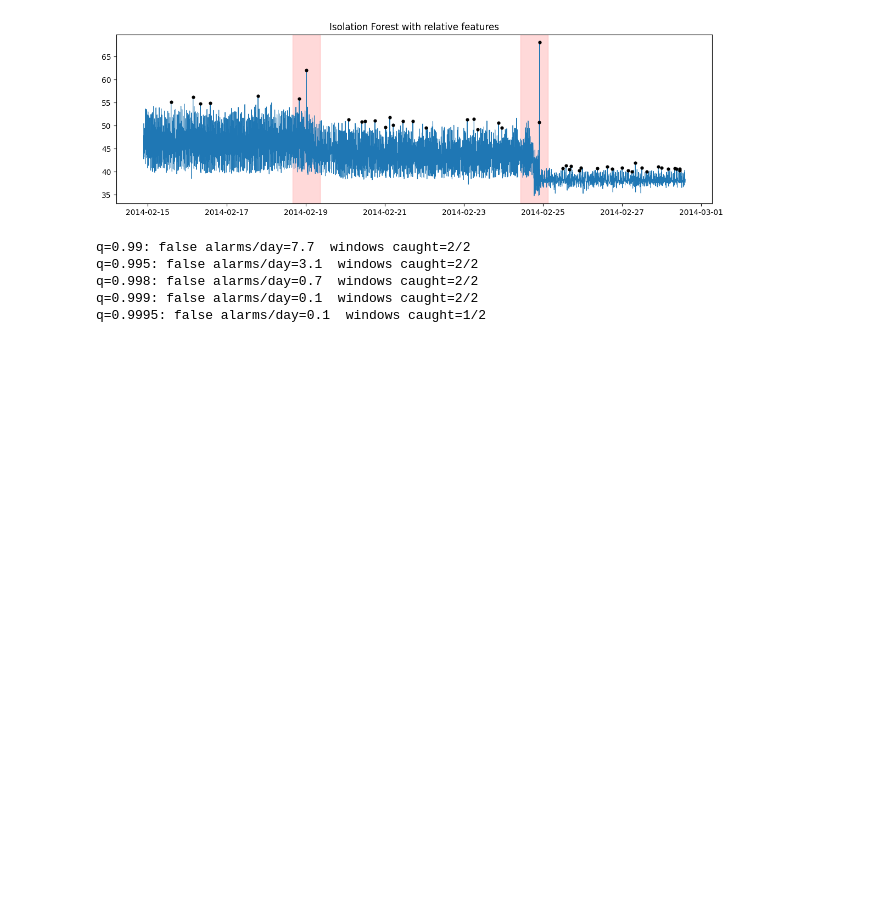
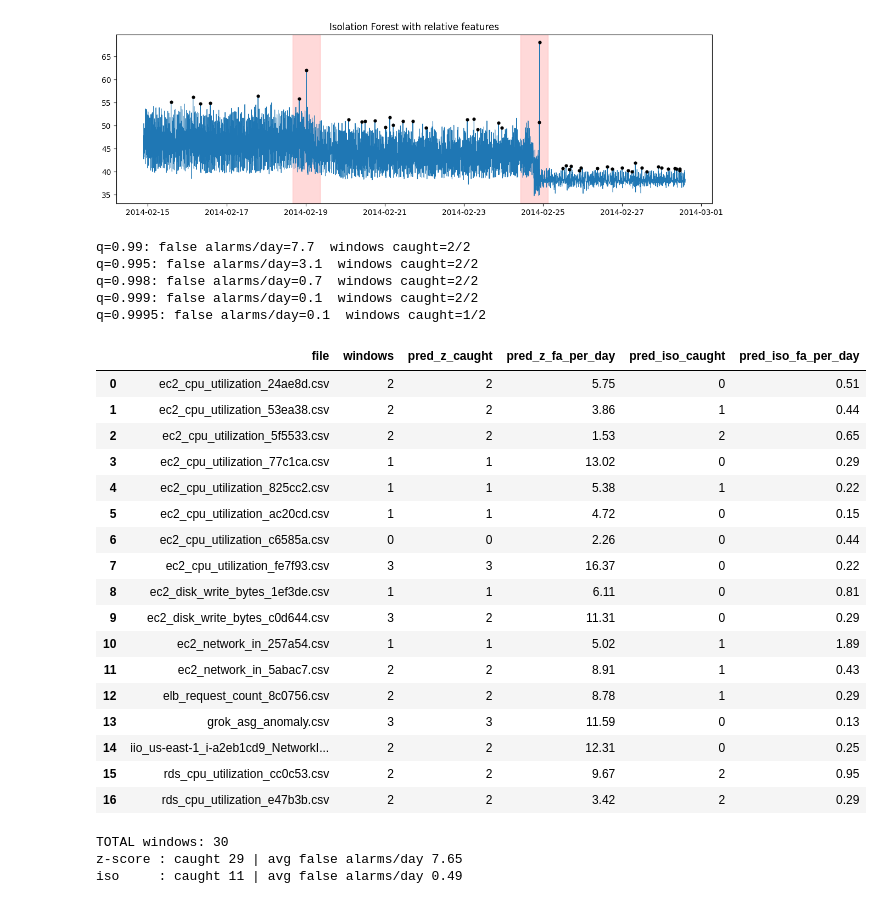
Before and after one commit to NeuralDarsh/anomaly-pipeline, a Jupyter notebook: notebooks/02_model.ipynb, the cells around one changed output. Saved outputs shown, nothing was run; the diff lists cells and outputs as text; code cells hidden in the pictures; blank space fills up the shorter version.

```diff
--- a/notebooks/02_model.ipynb
+++ b/notebooks/02_model.ipynb
@@ -189,3 +189,73 @@ q=0.995: false alarms/day=3.1  windows caught=2/2
 q=0.998: false alarms/day=0.7  windows caught=2/2
 q=0.999: false alarms/day=0.1  windows caught=2/2
 q=0.9995: false alarms/day=0.1  windows caught=1/2
+# %%
+def run_file(path, q=0.999, W=12, L=72, train_frac=0.3):
+    name = os.path.basename(path)
+    d = pd.read_csv(path, parse_dates=["timestamp"])
+    ws = [(pd.to_datetime(s), pd.to_datetime(e))
+          for s, e in windows.get(f"realAWSCloudwatch/{name}", [])]
+
+    lab = np.zeros(len(d), dtype=int)
+    for s, e in ws:
+        lab |= ((d["timestamp"] >= s) & (d["timestamp"] <= e)).values.astype(int)
+    d["label"] = lab
+
+    v = d["value"]; prev = v.shift(1)
+    d["zscore"] = (v - prev.rolling(W).mean()) / prev.rolling(W).std()
+    d["z_long"] = (v - prev.rolling(L).mean()) / prev.rolling(L).std()
+    d["diff1"]  = v.diff()
+    d = d.replace([np.inf, -np.inf], np.nan).dropna().reset_index(drop=True)
+
+    feats = ["zscore", "z_long", "diff1"]
+    split = int(len(d) * train_frac)
+    train = d.iloc[:split]
+    train = train[train["label"] == 0]
+
+    iso = IsolationForest(n_estimators=200, random_state=42).fit(train[feats])
+    thr = np.quantile(-iso.score_samples(train[feats]), q)
+    d["pred_iso"] = ((-iso.score_samples(d[feats])) > thr).astype(int)
+    d["pred_z"]   = (d["zscore"].abs() > 3).astype(int)
+
+    days = (d["timestamp"].iloc[-1] - d["timestamp"].iloc[0]).total_seconds() / 86400
+    out = {"file": name, "windows": len(ws)}
+    for col in ["pred_z", "pred_iso"]:
+        pred = d[col].values
+        outside = int(((pred == 1) & (d["label"].values == 0)).sum())
+        caught = sum(
+            int(pred[((d["timestamp"] >= s) & (d["timestamp"] <= e)).values].sum() > 0)
+            for s, e in ws
+        )
+        out[f"{col}_caught"] = caught
+        out[f"{col}_fa_per_day"] = round(outside / days, 2)
+    return out
+
+rows = [run_file(f, q=0.999) for f in files]
+res = pd.DataFrame(rows)
+display(res)
+
+print("\nTOTAL windows:", res["windows"].sum())
+print("z-score : caught", res["pred_z_caught"].sum(), "| avg false alarms/day", round(res["pred_z_fa_per_day"].mean(), 2))
+print("iso     : caught", res["pred_iso_caught"].sum(), "| avg false alarms/day", round(res["pred_iso_fa_per_day"].mean(), 2))
+# %% [output]
+|  | file | windows | pred_z_caught | pred_z_fa_per_day | pred_iso_caught | pred_iso_fa_per_day |
+| 0 | ec2_cpu_utilization_24ae8d.csv | 2 | 2 | 5.75 | 0 | 0.51 |
+| 1 | ec2_cpu_utilization_53ea38.csv | 2 | 2 | 3.86 | 1 | 0.44 |
+| 2 | ec2_cpu_utilization_5f5533.csv | 2 | 2 | 1.53 | 2 | 0.65 |
+| 3 | ec2_cpu_utilization_77c1ca.csv | 1 | 1 | 13.02 | 0 | 0.29 |
+| 4 | ec2_cpu_utilization_825cc2.csv | 1 | 1 | 5.38 | 1 | 0.22 |
+| 5 | ec2_cpu_utilization_ac20cd.csv | 1 | 1 | 4.72 | 0 | 0.15 |
+| 6 | ec2_cpu_utilization_c6585a.csv | 0 | 0 | 2.26 | 0 | 0.44 |
+| 7 | ec2_cpu_utilization_fe7f93.csv | 3 | 3 | 16.37 | 0 | 0.22 |
+| 8 | ec2_disk_write_bytes_1ef3de.csv | 1 | 1 | 6.11 | 0 | 0.81 |
+| 9 | ec2_disk_write_bytes_c0d644.csv | 3 | 2 | 11.31 | 0 | 0.29 |
+| 10 | ec2_network_in_257a54.csv | 1 | 1 | 5.02 | 1 | 1.89 |
+| 11 | ec2_network_in_5abac7.csv | 2 | 2 | 8.91 | 1 | 0.43 |
+| 12 | elb_request_count_8c0756.csv | 2 | 2 | 8.78 | 1 | 0.29 |
+| 13 | grok_asg_anomaly.csv | 3 | 3 | 11.59 | 0 | 0.13 |
+| 14 | iio_us-east-1_i-a2eb1cd9_NetworkI... | 2 | 2 | 12.31 | 0 | 0.25 |
+| 15 | rds_cpu_utilization_cc0c53.csv | 2 | 2 | 9.67 | 2 | 0.95 |
+| 16 | rds_cpu_utilization_e47b3b.csv | 2 | 2 | 3.42 | 2 | 0.29 |
+TOTAL windows: 30
+z-score : caught 29 | avg false alarms/day 7.65
+iso     : caught 11 | avg false alarms/day 0.49
```
